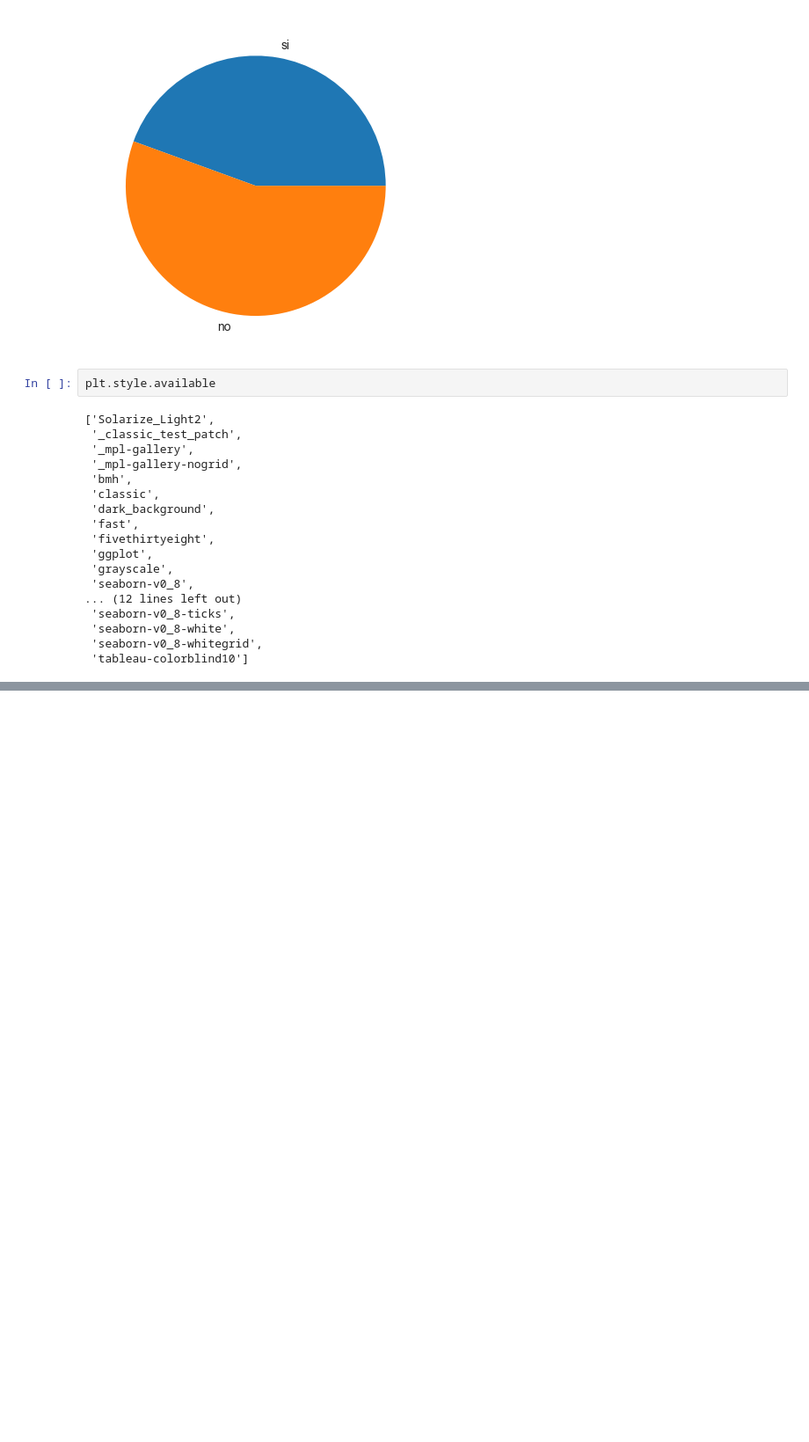
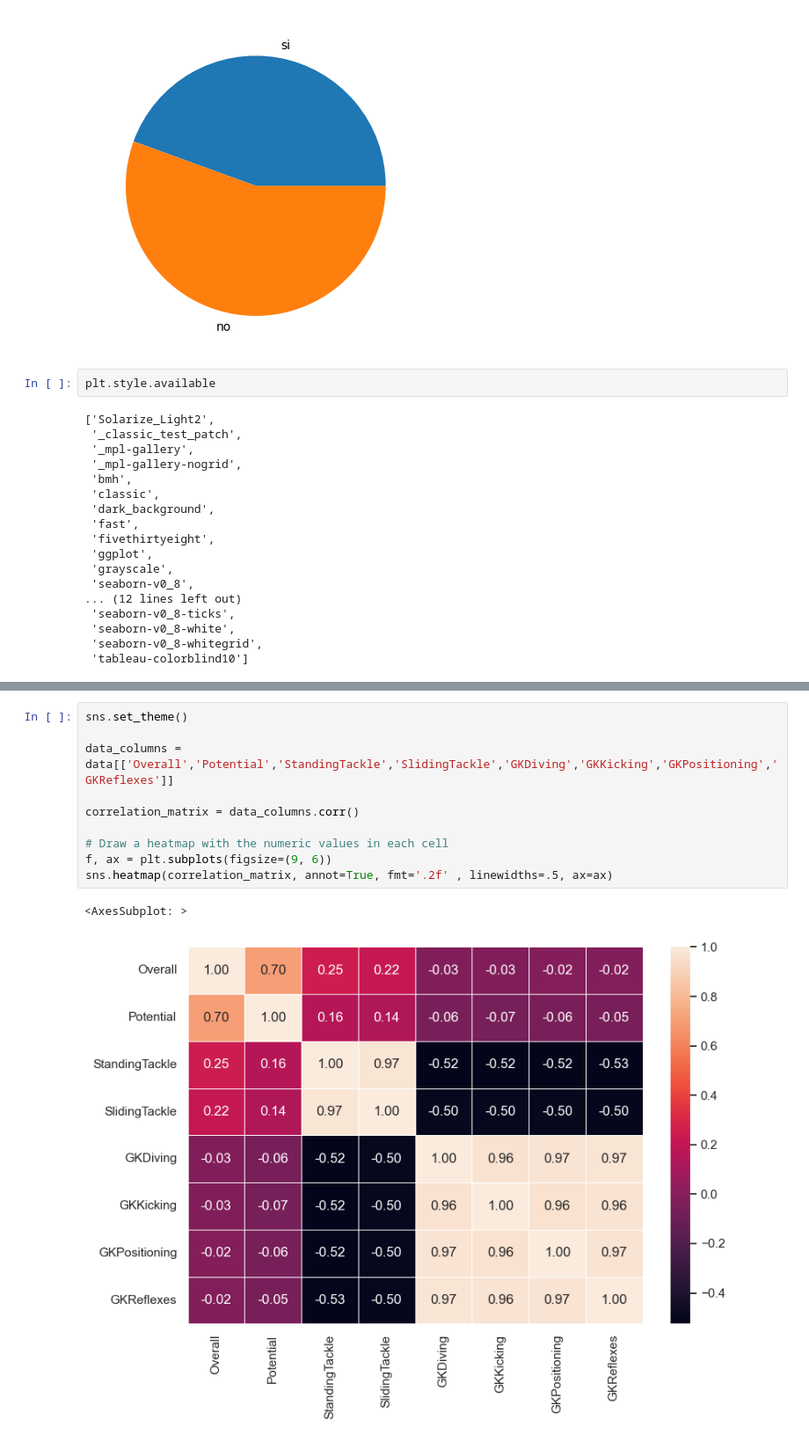
Before and after one commit to MaxWell-73/Data-Analysis, a Jupyter notebook: Python_Libraries/Matplotlib-Seaborn/Matplotlib_Seaborn.ipynb, the cells around one changed output, grey strips where cells are left out. Shown: that part at 88% size. Cells and saved outputs as stored; diff of their text form; blank space fills up the shorter version.

```diff
--- a/Python_Libraries/Matplotlib-Seaborn/Matplotlib_Seaborn.ipynb
+++ b/Python_Libraries/Matplotlib-Seaborn/Matplotlib_Seaborn.ipynb
@@ -173,0 +222,13 @@ plt.show()
+# %%
+sns.set_theme()
+
+data_columns = data[['Overall','Potential','StandingTackle','SlidingTackle','GKDiving','GKKicking','GKPositioning','GKReflexes']]
+
+correlation_matrix = data_columns.corr()
+
+# Draw a heatmap with the numeric values in each cell
+f, ax = plt.subplots(figsize=(9, 6))
+sns.heatmap(correlation_matrix, annot=True, fmt='.2f' , linewidths=.5, ax=ax)
+# %% [output]
+<AxesSubplot: >
+[figure, added]
```
Also changed, not shown: parts of 19 cells of this notebook.
